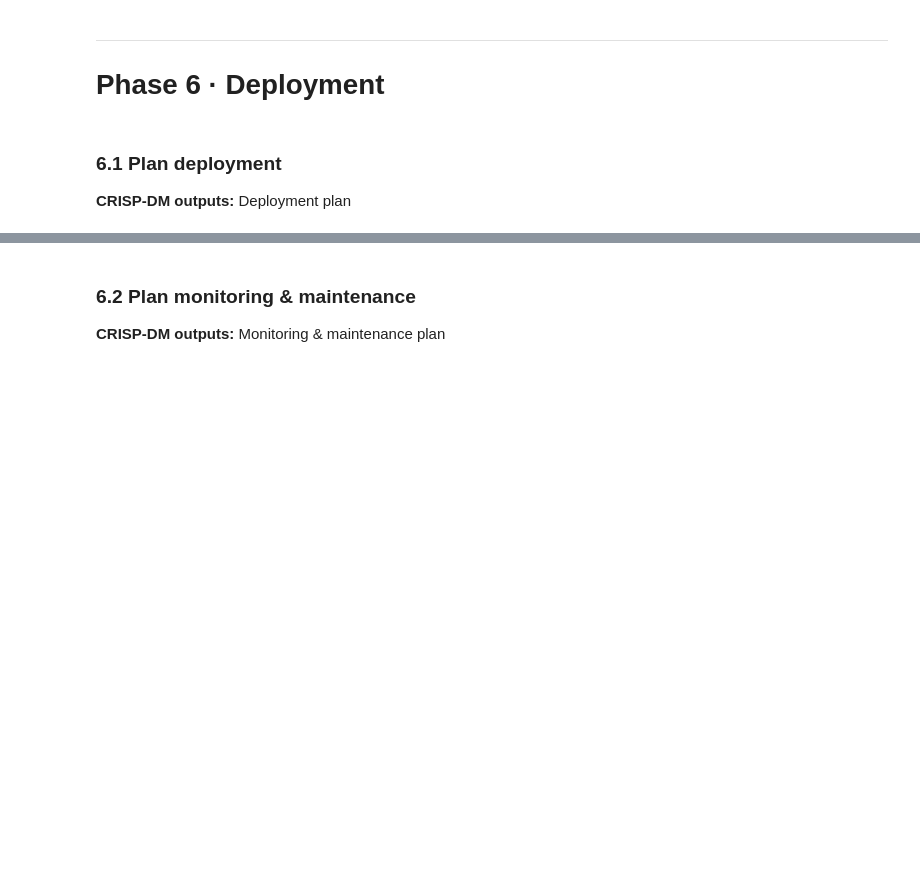
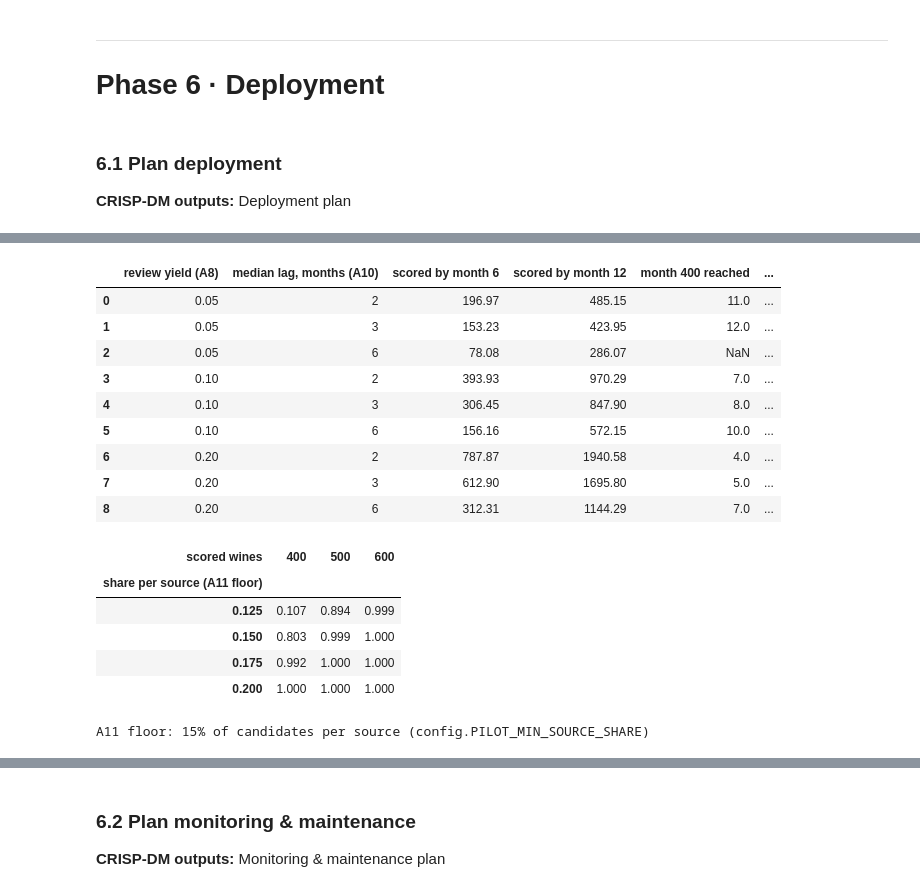
Before and after one commit to anita-agasaveeran/Assignment4, a Jupyter notebook: 01_CRISP-DM_Wine_Value/notebooks/CRISP_DM_Wine_Value.ipynb, the cells around one changed output, grey strips where cells are left out. Drawn from its saved outputs; the diff is of its cells as text; code cells hidden in the pictures; blank space fills up the shorter version.

```diff
--- a/01_CRISP-DM_Wine_Value/notebooks/CRISP_DM_Wine_Value.ipynb
+++ b/01_CRISP-DM_Wine_Value/notebooks/CRISP_DM_Wine_Value.ipynb
@@ -3229,0 +3504,33 @@ display(off.pivot(index="offset", columns="rows", values=["mean residual", "with
+# %%
+# 6.1e Pilot schedule under the outcome-feed assumptions (report §6.1; Phase 6 critic round 2 issue 2): one round of
+# config.PILOT_ROUND_CANDIDATES ≤ $25 candidates a month (A7, A9); a share A8 of them is eventually reviewed, after a
+# log-normal lag (A10). When do 400 scored wines arrive, and is that inside the 12-month cap? The fallback factor turns the
+# scored wines at month 6 into a projection for month 12. The source minimum (A11) is checked on round 1's candidates instead.
+timeline = phase6.pilot_timeline()
+display(timeline.round(2))
+timeline.to_csv(tables / "phase6_pilot_timeline.csv", index=False)
+# A11's floor (Phase 6 critic round 3 issue 4): the exact chance that 3 sources, each at the floor share, all reach 50 scored
+# wines by 400 (the decision point's source condition). Pre-stated rule: the smallest share giving >= 0.80.
+srcmin = phase6.source_minimum_probability()
+display(srcmin.pivot(index="share per source (A11 floor)", columns="scored wines", values="P(all sources ≥ 50)").round(3))
+assert phase6.choose_source_share(srcmin) == config.PILOT_MIN_SOURCE_SHARE
+print(f"A11 floor: {config.PILOT_MIN_SOURCE_SHARE:.0%} of candidates per source (config.PILOT_MIN_SOURCE_SHARE)")
+srcmin.to_csv(tables / "phase6_source_minimum.csv", index=False)
+# %% [output]
+|  | review yield (A8) | median lag, months (A10) | scored by month 6 | scored by month 12 | month 400 reached | ... |
+| 0 | 0.05 | 2 | 196.97 | 485.15 | 11.0 | ... |
+| 1 | 0.05 | 3 | 153.23 | 423.95 | 12.0 | ... |
+| 2 | 0.05 | 6 | 78.08 | 286.07 | NaN | ... |
+| 3 | 0.10 | 2 | 393.93 | 970.29 | 7.0 | ... |
+| 4 | 0.10 | 3 | 306.45 | 847.90 | 8.0 | ... |
+| 5 | 0.10 | 6 | 156.16 | 572.15 | 10.0 | ... |
+| 6 | 0.20 | 2 | 787.87 | 1940.58 | 4.0 | ... |
+| 7 | 0.20 | 3 | 612.90 | 1695.80 | 5.0 | ... |
+| 8 | 0.20 | 6 | 312.31 | 1144.29 | 7.0 | ... |
+| scored wines | 400 | 500 | 600 |
+| share per source (A11 floor) |  |  |  |
+| 0.125 | 0.107 | 0.894 | 0.999 |
+| 0.150 | 0.803 | 0.999 | 1.000 |
+| 0.175 | 0.992 | 1.000 | 1.000 |
+| 0.200 | 1.000 | 1.000 | 1.000 |
+A11 floor: 15% of candidates per source (config.PILOT_MIN_SOURCE_SHARE)
```
Also changed, not shown: parts of 16 cells of this notebook, 47 other files.
